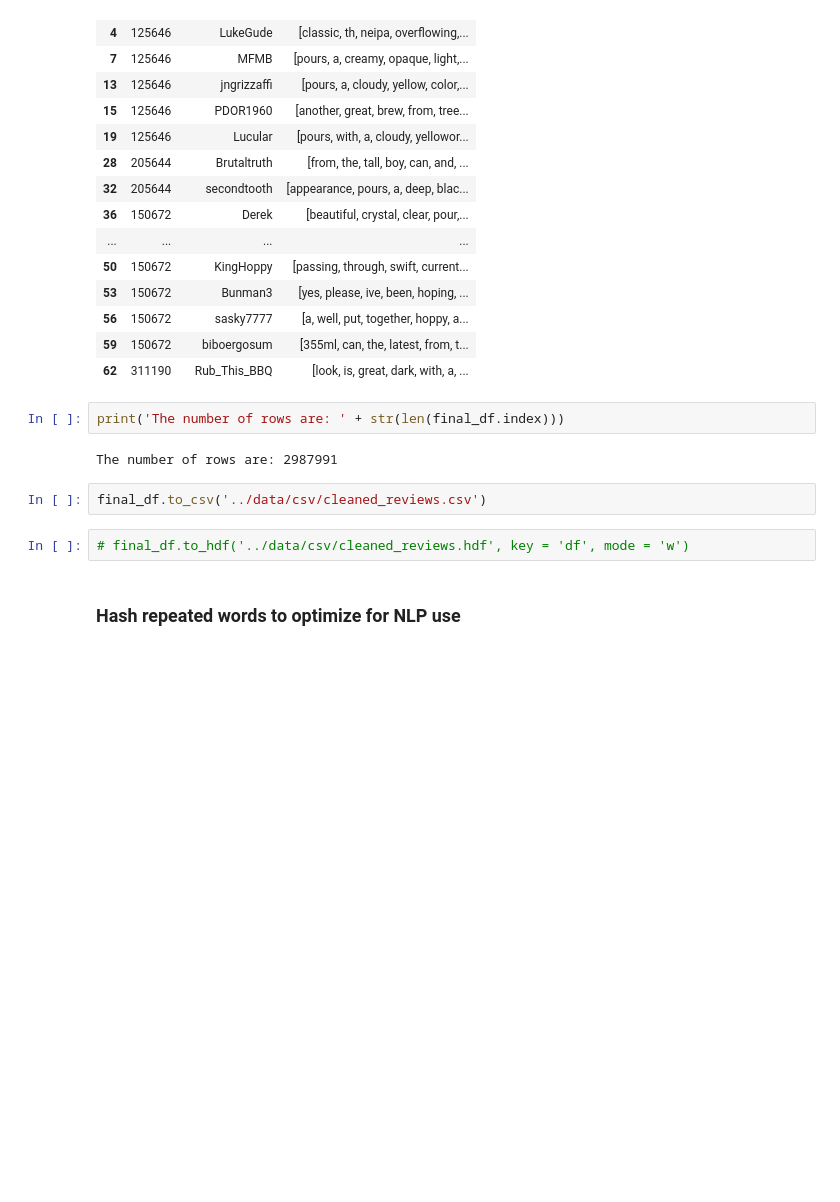
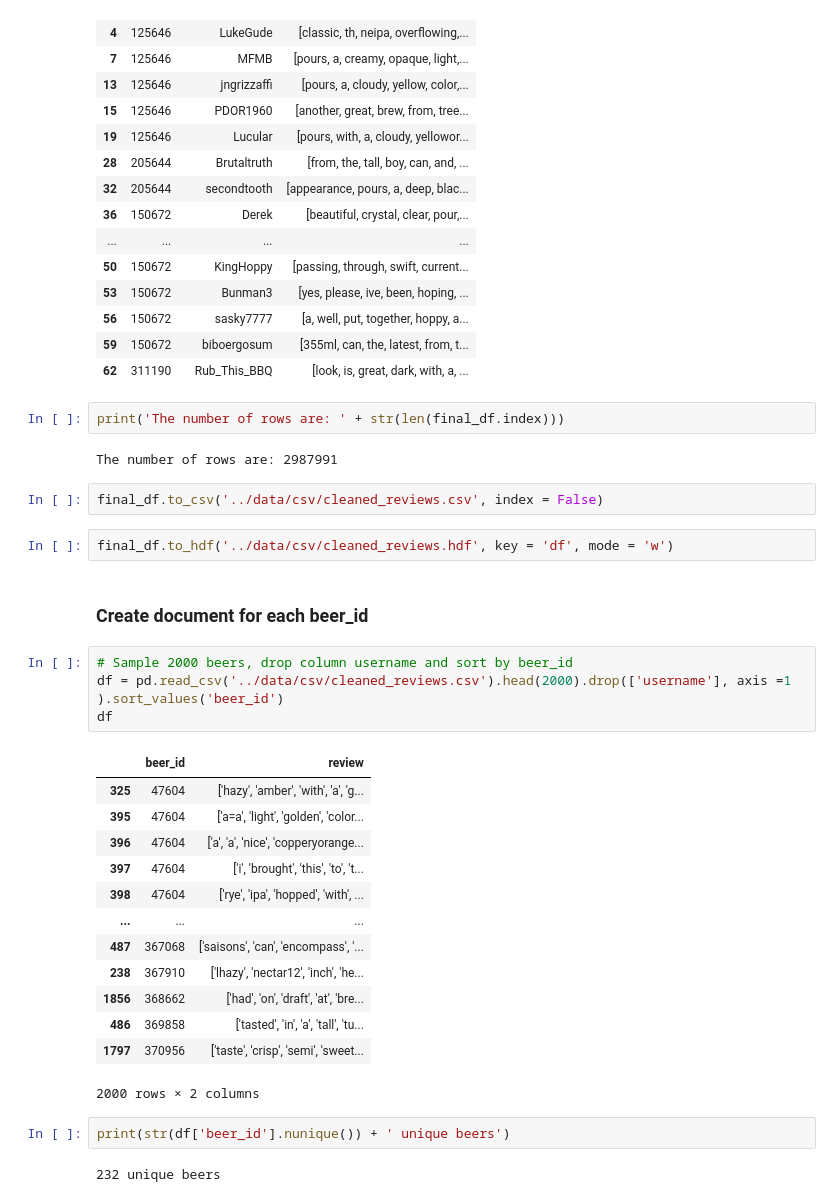
Before and after one commit to sheetalbongale/ALE-gorithm-II, a Jupyter notebook: notebooks/reviews_by_nlp.ipynb, the cells around one changed output. Drawn from its saved outputs; the diff is of its cells as text; blank space fills up the shorter version.

Commit message:
list of reviews by beer_id for modeling

```diff
--- a/notebooks/reviews_by_nlp.ipynb
+++ b/notebooks/reviews_by_nlp.ipynb
@@ -92,8 +92,30 @@ print('The number of rows are: ' + str(len(final_df.index)))
 # %% [output]
 The number of rows are: 2987991
 # %%
-final_df.to_csv('../data/csv/cleaned_reviews.csv')
+final_df.to_csv('../data/csv/cleaned_reviews.csv', index = False)
 # %%
-# final_df.to_hdf('../data/csv/cleaned_reviews.hdf', key = 'df', mode = 'w')
+final_df.to_hdf('../data/csv/cleaned_reviews.hdf', key = 'df', mode = 'w')
-# %% [markdown]
-### Hash repeated words to optimize for NLP use
+# %% [markdown]
+### Create document for each beer_id
+# %%
+# Sample 2000 beers, drop column username and sort by beer_id
+df = pd.read_csv('../data/csv/cleaned_reviews.csv').head(2000).drop(['username'], axis =1 ).sort_values('beer_id')
+df
+# %% [output]
+|  | beer_id | review |
+| 325 | 47604 | ['hazy', 'amber', 'with', 'a', 'g... |
+| 395 | 47604 | ['a=a', 'light', 'golden', 'color... |
+| 396 | 47604 | ['a', 'a', 'nice', 'copperyorange... |
+| 397 | 47604 | ['i', 'brought', 'this', 'to', 't... |
+| 398 | 47604 | ['rye', 'ipa', 'hopped', 'with', ... |
+| ... | ... | ... |
+| 487 | 367068 | ['saisons', 'can', 'encompass', '... |
+| 238 | 367910 | ['lhazy', 'nectar12', 'inch', 'he... |
+| 1856 | 368662 | ['had', 'on', 'draft', 'at', 'bre... |
+| 486 | 369858 | ['tasted', 'in', 'a', 'tall', 'tu... |
+| 1797 | 370956 | ['taste', 'crisp', 'semi', 'sweet... |
+2000 rows × 2 columns
+# %%
+print(str(df['beer_id'].nunique()) + ' unique beers')
+# %% [output]
+232 unique beers
```
Also changed, not shown: parts of 5 cells of this notebook.
